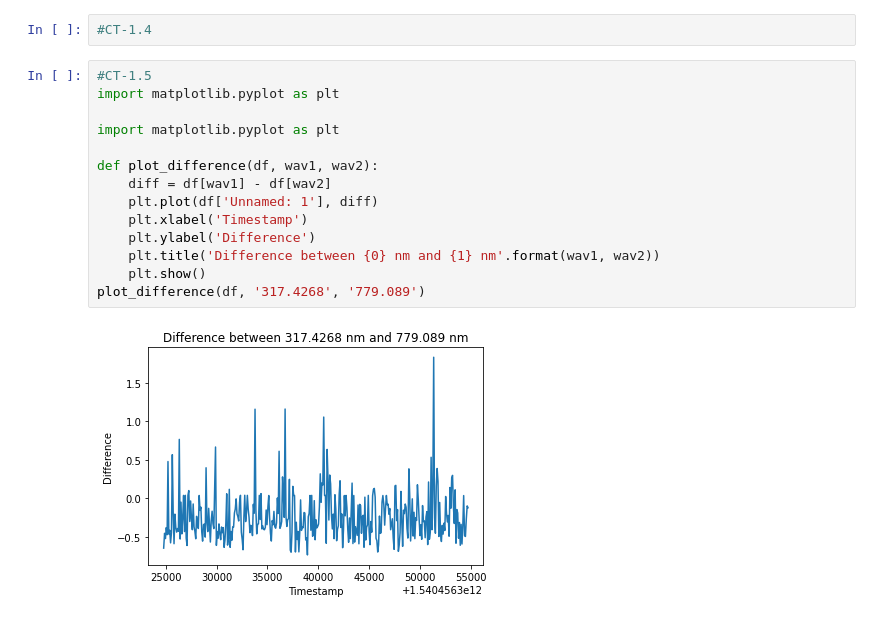
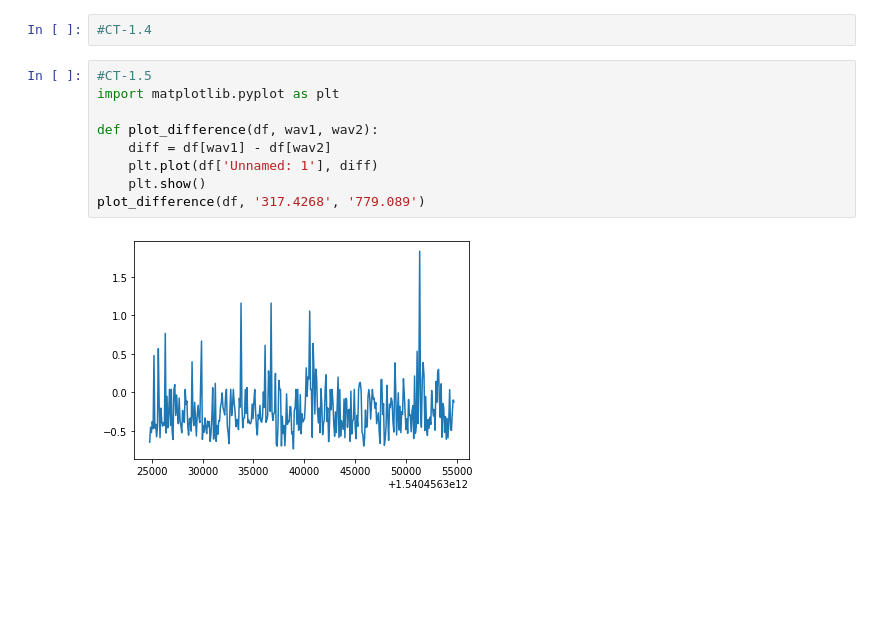
Before and after one commit to studerlukas/Studer-Lukas, a Jupyter notebook: CodingTask1.ipynb, the cells around one changed output. Drawn from its saved outputs; the diff is of its cells as text; blank space fills up the shorter version.

```diff
--- a/CodingTask1.ipynb
+++ b/CodingTask1.ipynb
@@ -60,17 +60,12 @@ group_average.head()
 #CT-1.4
 # %%
 #CT-1.5
-import matplotlib.pyplot as plt
-
 import matplotlib.pyplot as plt
 
 def plot_difference(df, wav1, wav2):
     diff = df[wav1] - df[wav2]
     plt.plot(df['Unnamed: 1'], diff)
-    plt.xlabel('Timestamp')
-    plt.ylabel('Difference')
-    plt.title('Difference between {0} nm and {1} nm'.format(wav1, wav2))
     plt.show()
 plot_difference(df, '317.4268', '779.089')
 # %% [output]
-[figure, old version]
+[figure, new version]
```
Also changed, not shown: parts of 3 cells of this notebook.
